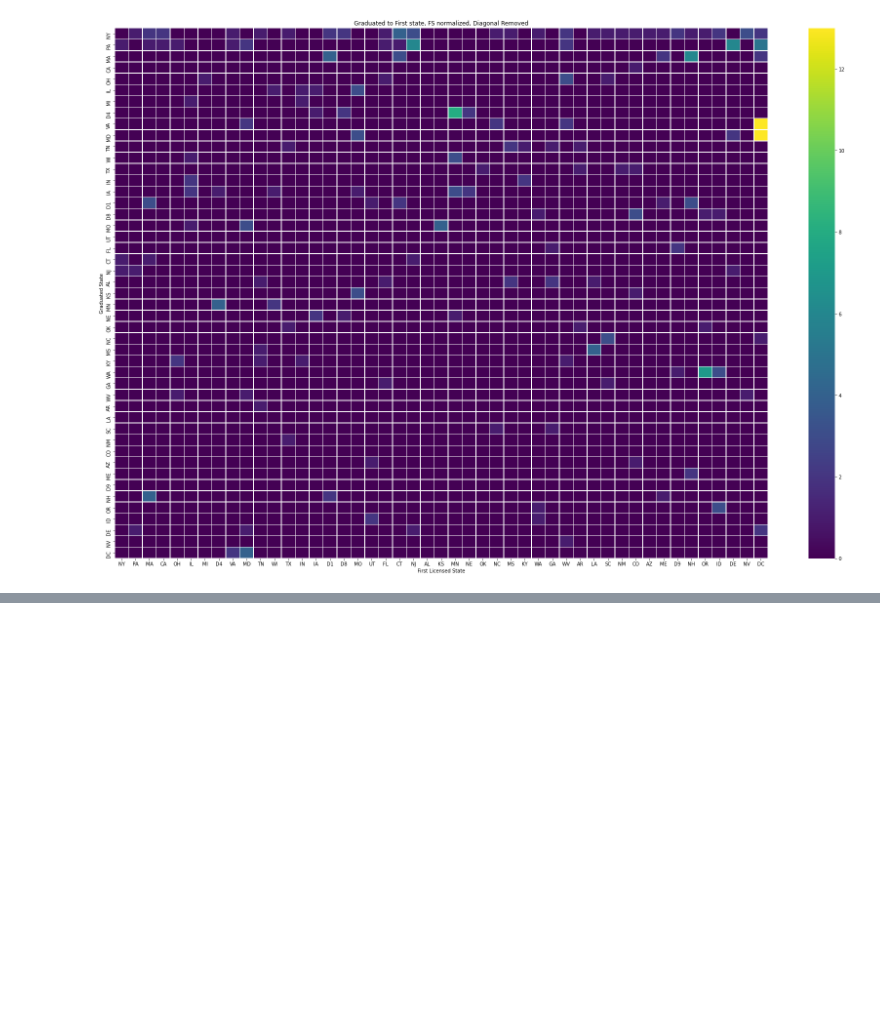
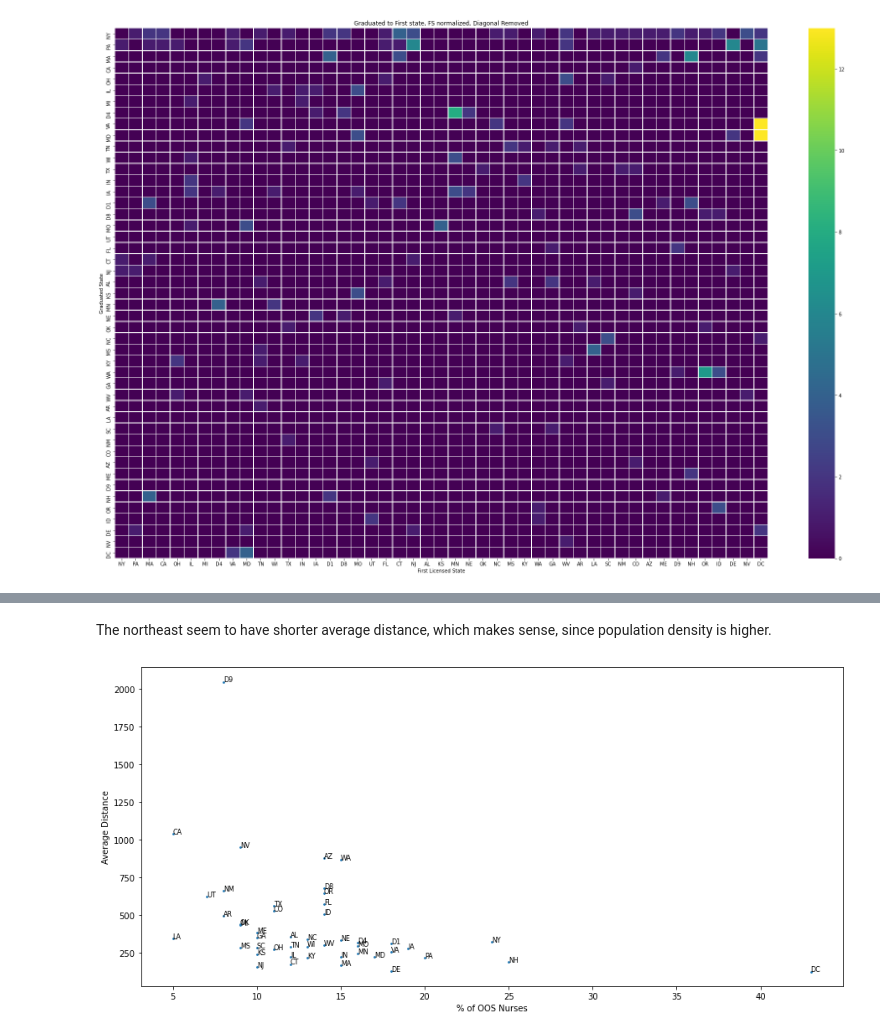
Before and after one commit to tk0802kim/Analysis-of-Nursing-Data, a Jupyter notebook: nursing_analysis.ipynb, the cells around one changed output, grey strips where cells are left out. Drawn from its saved outputs; the diff is of its cells as text; code cells hidden in the pictures; blank space fills up the shorter version.

```diff
--- a/nursing_analysis.ipynb
+++ b/nursing_analysis.ipynb
@@ -135,0 +248,15 @@ plt.show()
+# %% [markdown]
+The northeast seem to have shorter average distance, which makes sense, since population density is higher.
+# %%
+#scatter of %of out of state vs distance
+fig, ax = plt.subplots(figsize=(15,7))
+xlist=100-np.array([hm_gf[i,i] for i in range(df_gfc.shape[0])])
+ylist=list(avg_dist.values())
+ax.scatter(xlist,ylist,s=3)
+ax.set_xlabel('% of OOS Nurses')
+ax.set_ylabel('Average Distance')
+
+for i, txt in enumerate(graduated_state_axis):
+    ax.annotate(txt, (xlist[i], ylist[i]),fontsize=8)
+# %% [output]
+[figure, added]
```
Also changed, not shown: parts of 4 cells of this notebook, 6 other files.
